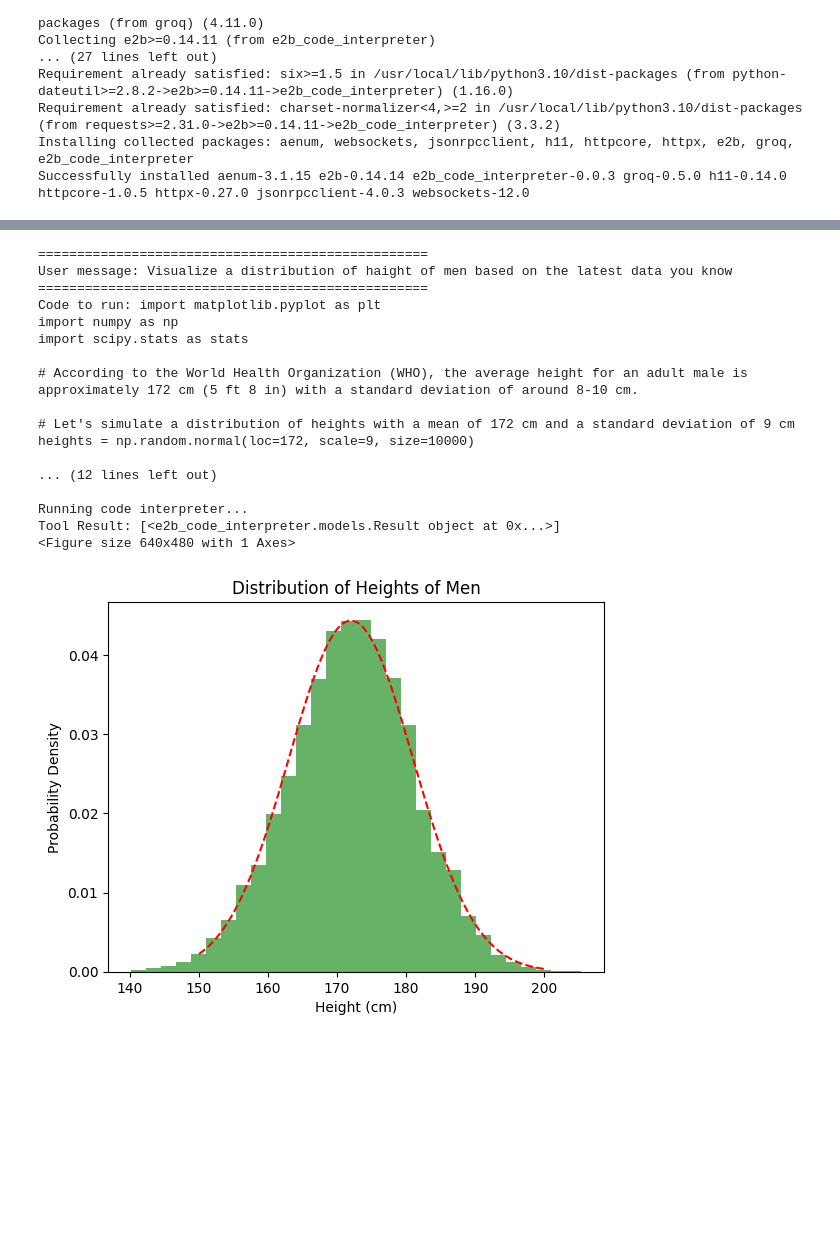
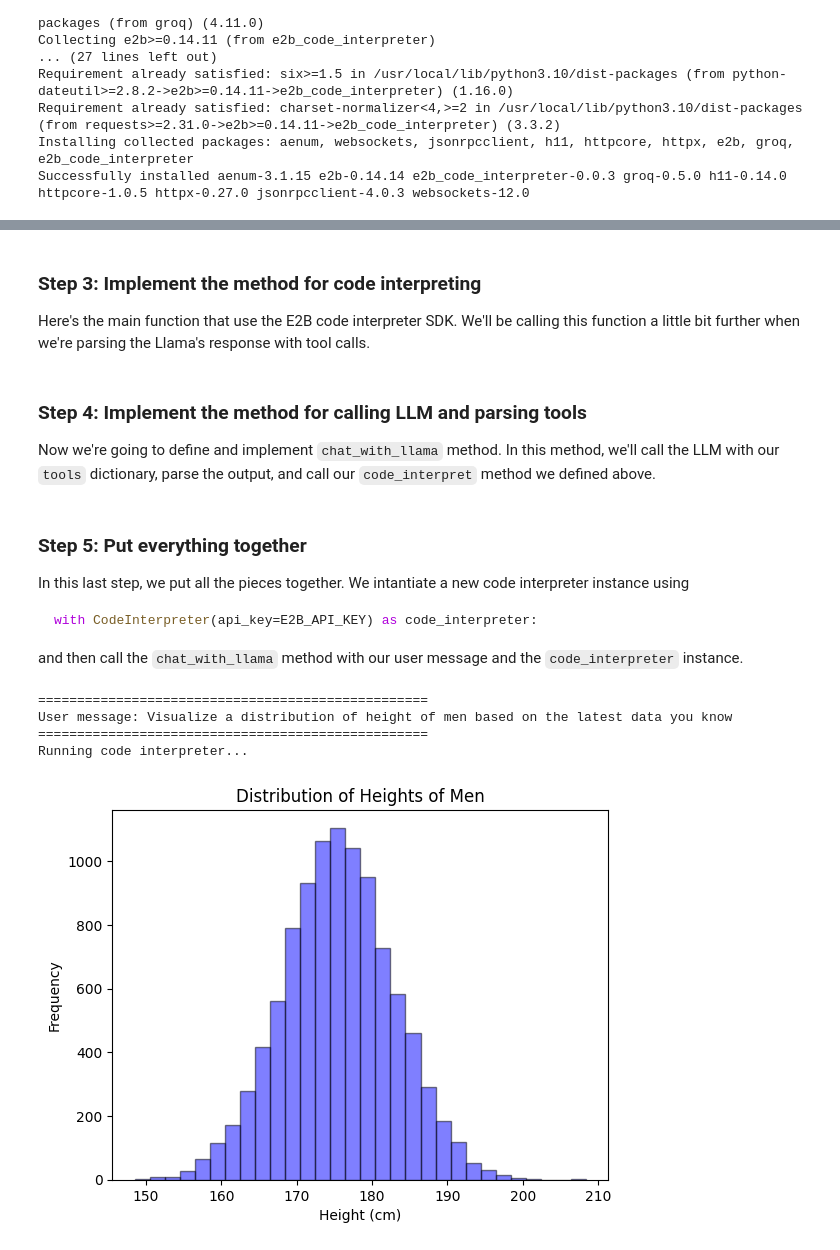
Before and after one commit to e2b-dev/e2b-cookbook, a Jupyter notebook: examples/llama-3-code-interpreter/llama_3_code_interpreter_groq.ipynb, the cells around one changed output, grey strips where cells are left out. Cells and saved outputs as stored; diff of their text form; code cells hidden in the pictures; blank space fills up the shorter version.

Commit message:
Update llama-3 on groq example with function calling

````diff
--- a/examples/llama-3-code-interpreter/llama_3_code_interpreter_groq.ipynb
+++ b/examples/llama-3-code-interpreter/llama_3_code_interpreter_groq.ipynb
@@ -49,3 +76,7 @@ SYSTEM_PROMPT = """you are a python data scientist. you are given tasks to compl
+# %% [markdown]
+### Step 3: Implement the method for code interpreting
+
+Here's the main function that use the E2B code interpreter SDK. We'll be calling this function a little bit further when we're parsing the Llama's response with tool calls.
 # %%
 def code_interpret(e2b_code_interpreter, code):
   print("Running code interpreter...")
@@ -61,6 +92,10 @@ def code_interpret(e2b_code_interpreter, code):
     print("[Code Interpreter ERROR]", exec.error)
   else:
     return exec.results
+# %% [markdown]
+### Step 4: Implement the method for calling LLM and parsing tools
+
+Now we're going to define and implement `chat_with_llama` method. In this method, we'll call the LLM with our `tools` dictionary, parse the output, and call our `code_interpret` method we defined above.
 # %%
 import os
 import json
@@ -103,40 +139,36 @@ def chat_with_llama(e2b_code_interpreter, user_message):
+# %% [markdown]
+### Step 5: Put everything together
+In this last step, we put all the pieces together. We intantiate a new code interpreter instance using
+```python
+with CodeInterpreter(api_key=E2B_API_KEY) as code_interpreter:
+```
+
+and then call the `chat_with_llama` method with our user message and the `code_interpreter` instance.
 # %%
 from e2b_code_interpreter import CodeInterpreter
 
 with CodeInterpreter(api_key=E2B_API_KEY) as code_interpreter:
-  all_code_blocks_results = chat_with_llama(
+  code_results = chat_with_llama(
     code_interpreter,
-    "Visualize a distribution of haight of men based on the latest data you know"
+    "Visualize a distribution of height of men based on the latest data you know"
   )
-  for result in all_code_blocks_results:
-    print(result[0])
+  if code_results:
+    first_result = code_results[0]
+  else:
+    print("No code results")
+    exit(0)
 
-# Each code block can have multiple code interpreter results
-first_result = all_code_blocks_results[0][0]
 
 # This will render the image
 # You can also access the data directly
 # first_result.png
 # first_result.jpg
 # first_result.pdf
 # ...
 first_result
 # %% [output]
 ==================================================
-User message: Visualize a distribution of haight of men based on the latest data you know
+User message: Visualize a distribution of height of men based on the latest data you know
 ==================================================
-Code to run: import matplotlib.pyplot as plt
-import numpy as np
-import scipy.stats as stats
-
-# According to the World Health Organization (WHO), the average height for an adult male is approximately 172 cm (5 ft 8 in) with a standard deviation of around 8-10 cm.
-
-# Let's simulate a distribution of heights with a mean of 172 cm and a standard deviation of 9 cm
-heights = np.random.normal(loc=172, scale=9, size=10000)
-
-... (12 lines left out)
-
 Running code interpreter...
-Tool Result: [<e2b_code_interpreter.models.Result object at 0x...>]
-<Figure size 640x480 with 1 Axes>
-[figure, old version]
+[figure, new version]
````
Also changed, not shown: parts of 5 cells of this notebook.
